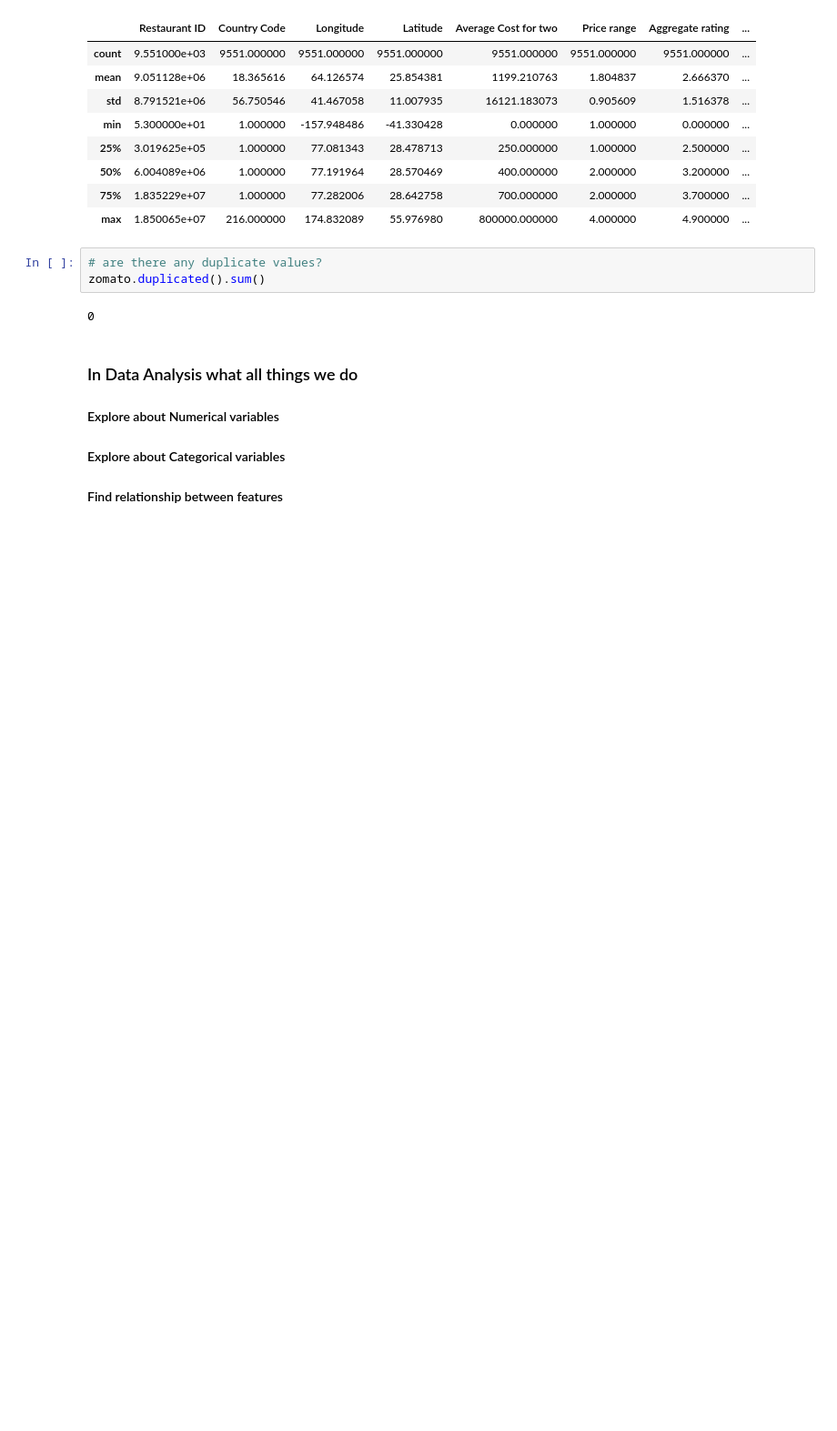
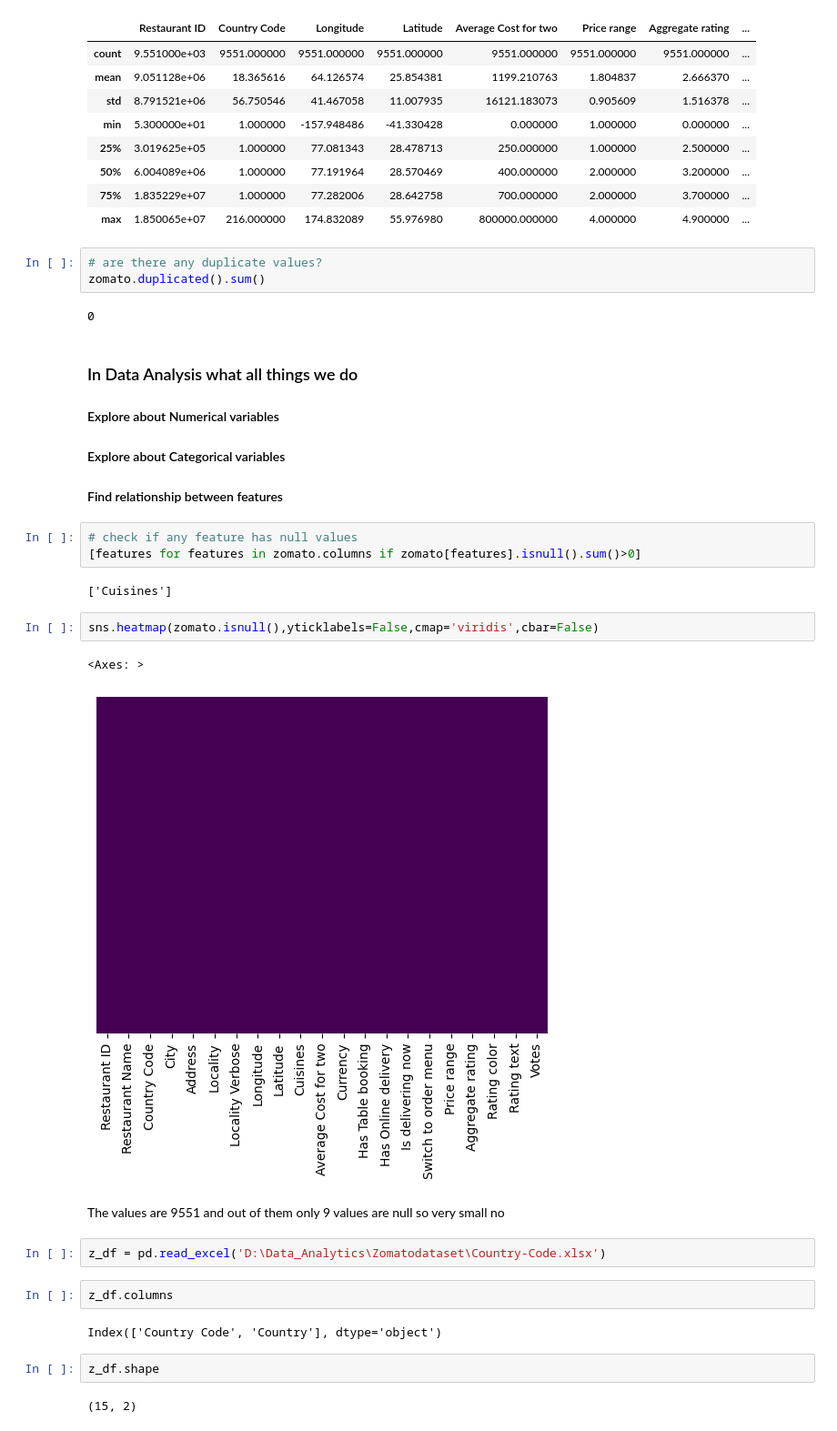
Before and after one commit to PrathameshP26/Data_analytics, a Jupyter notebook: EDA_and_Feature_Engineering_Zomato.ipynb, the cells around one changed output. Shown: that part at 91% size. Saved outputs shown, nothing was run; the diff lists cells and outputs as text; blank space fills up the shorter version.

```diff
--- a/EDA_and_Feature_Engineering_Zomato.ipynb
+++ b/EDA_and_Feature_Engineering_Zomato.ipynb
@@ -109,3 +109,25 @@ zomato.duplicated().sum()
 #### Explore about Numerical variables
 #### Explore about Categorical variables
 #### Find relationship between features
+# %%
+# check if any feature has null values
+[features for features in zomato.columns if zomato[features].isnull().sum()>0]
+# %% [output]
+['Cuisines']
+# %%
+sns.heatmap(zomato.isnull(),yticklabels=False,cmap='viridis',cbar=False)
+# %% [output]
+<Axes: >
+[figure, added]
+# %% [markdown]
+The values are 9551 and out of them only 9 values are null so very small no
+# %%
+z_df = pd.read_excel('D:\Data_Analytics\Zomatodataset\Country-Code.xlsx')
+# %%
+z_df.columns
+# %% [output]
+Index(['Country Code', 'Country'], dtype='object')
+# %%
+z_df.shape
+# %% [output]
+(15, 2)
```
Also changed, not shown: parts of 4 cells of this notebook.
